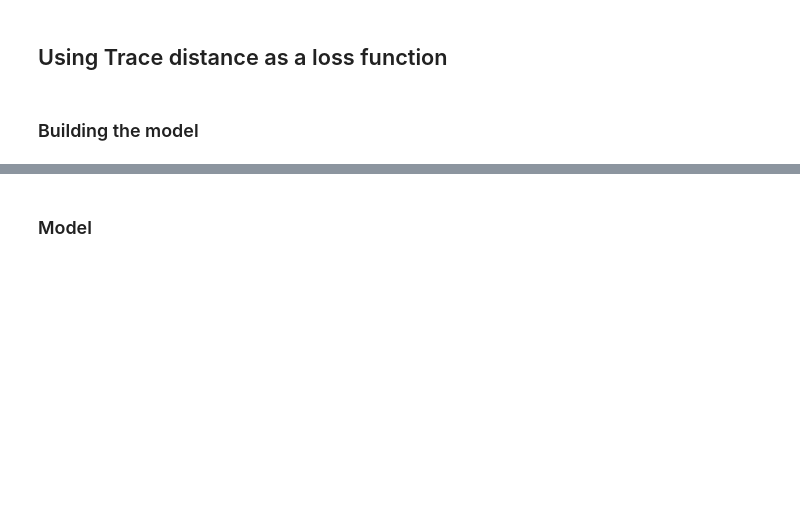
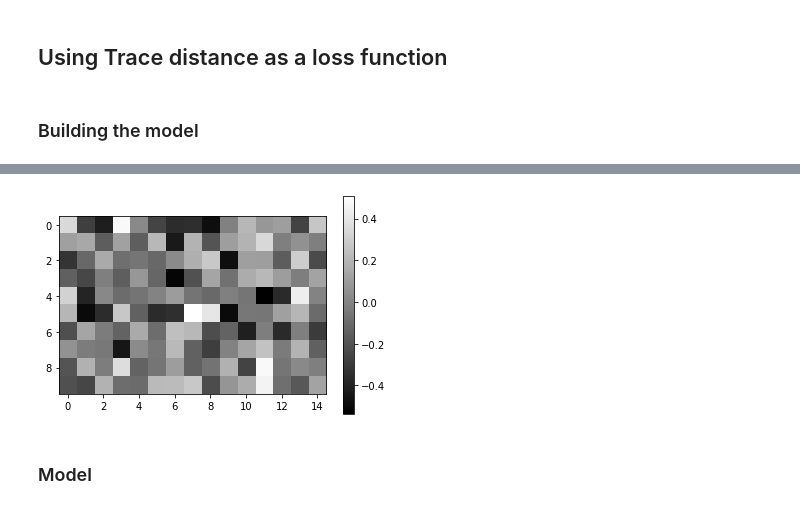
Before and after one commit to nahumsa/DM-Reconstruction, a Jupyter notebook: Reconstruct DM.ipynb, the cells around one changed output, grey strips where cells are left out. Drawn from its saved outputs; the diff is of its cells as text; code cells hidden in the pictures; blank space fills up the shorter version.

```diff
--- a/Reconstruct DM.ipynb
+++ b/Reconstruct DM.ipynb
@@ -281,3 +435,8 @@ def create_2qubit_density_mat(measurements: tf.Variable) -> tf.Variable:
+# %%
+plt.imshow((X_train[0:10]), cmap="gray");
+plt.colorbar();
+# %% [output]
+[figure, added]
 # %% [markdown]
 ### Model
 # %% [markdown]
```
Also changed, not shown: parts of 13 cells of this notebook.
